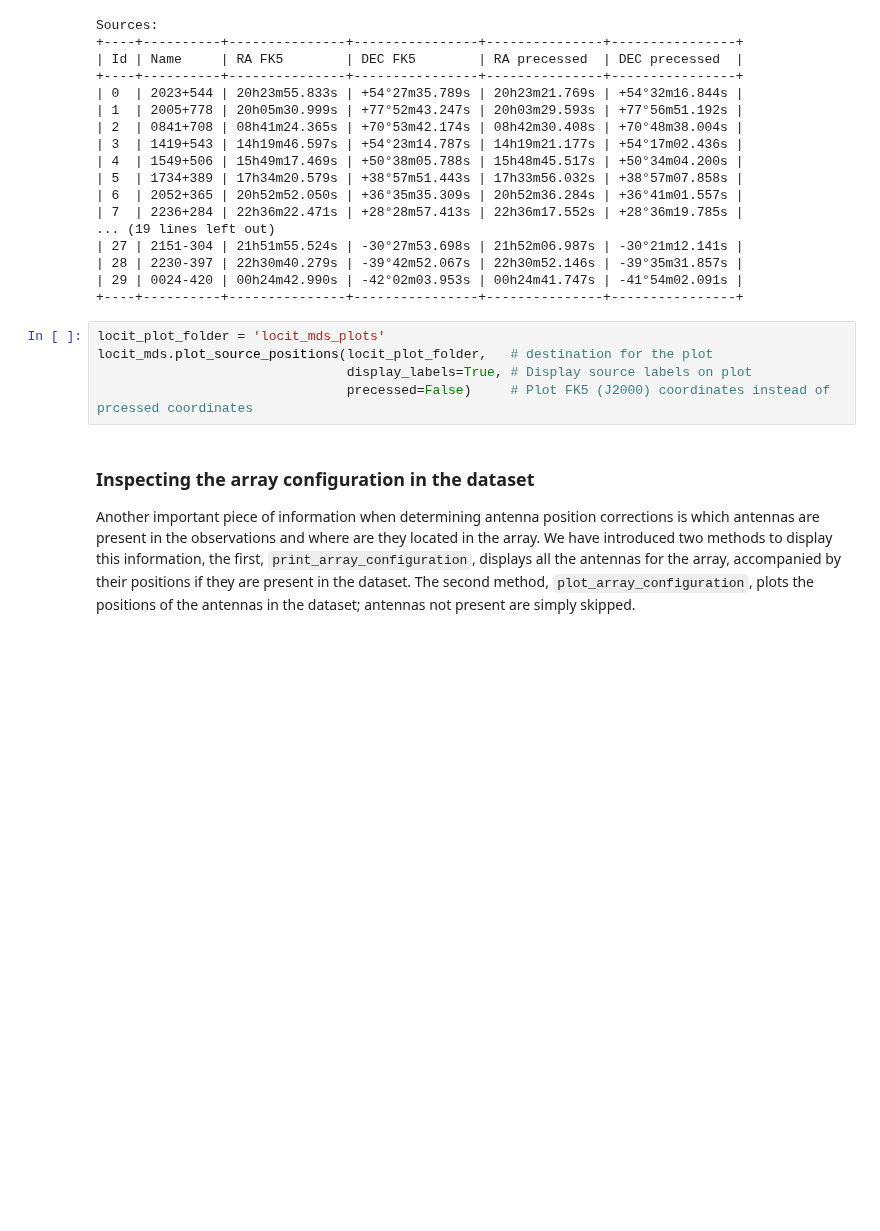
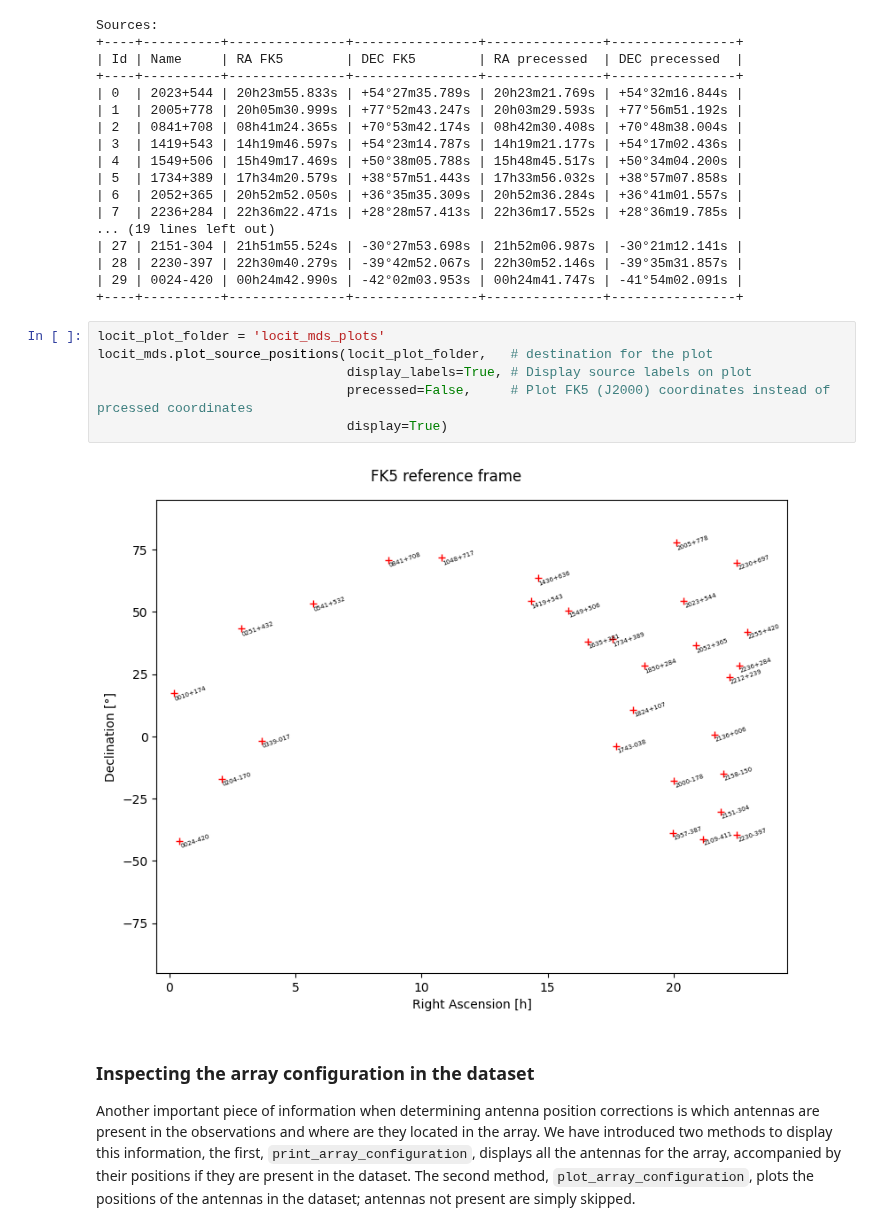
Before and after one commit to casangi/astrohack, a Jupyter notebook: docs/locit_tutorial.ipynb, the cells around one changed output. Cells and saved outputs as stored; diff of their text form; blank space fills up the shorter version.

```diff
--- a/docs/locit_tutorial.ipynb
+++ b/docs/locit_tutorial.ipynb
@@ -207,8 +207,11 @@ Sources:
 # %%
 locit_plot_folder = 'locit_mds_plots'
 locit_mds.plot_source_positions(locit_plot_folder,   # destination for the plot
                                 display_labels=True, # Display source labels on plot
-                                precessed=False)     # Plot FK5 (J2000) coordinates instead of prcessed coordinates
+                                precessed=False,     # Plot FK5 (J2000) coordinates instead of prcessed coordinates
+                                display=True)
+# %% [output]
+[figure, added]
 # %% [markdown]
 ### Inspecting the array configuration in the dataset
 
```
Also changed, not shown: parts of 10 cells of this notebook, 2 other files.
